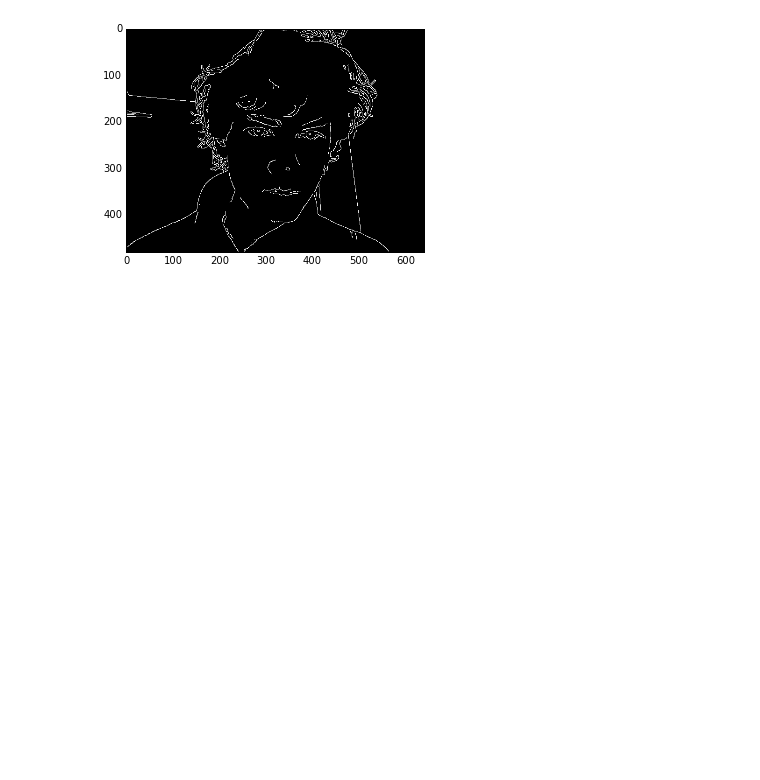
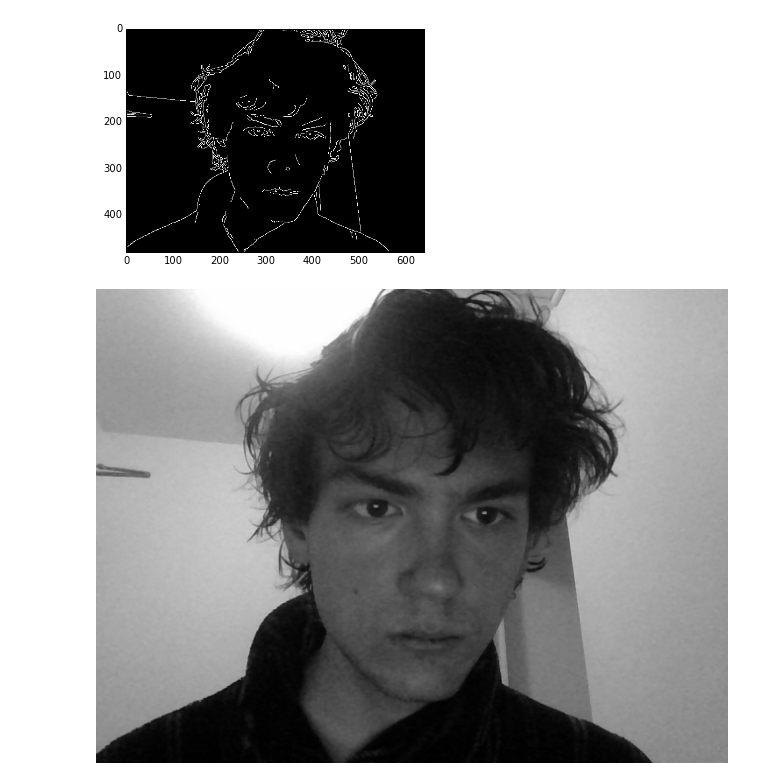
Before and after one commit to cferko/artificer, a Jupyter notebook: source/ghammara/ghammara_draft.ipynb, the cells around one changed output. Cells and saved outputs as stored; diff of their text form; code cells hidden in the pictures; blank space fills up the shorter version.

```diff
--- a/source/ghammara/ghammara_draft.ipynb
+++ b/source/ghammara/ghammara_draft.ipynb
@@ -71,3 +71,7 @@ plt.imshow(edges, cmap="gray")
 # %% [output]
 <matplotlib.image.AxesImage at 0x...>
 [figure]
+# %%
+converted.convert("L")
+# %% [output]
+[figure, added]
```
Also changed, not shown: 5 other files.
